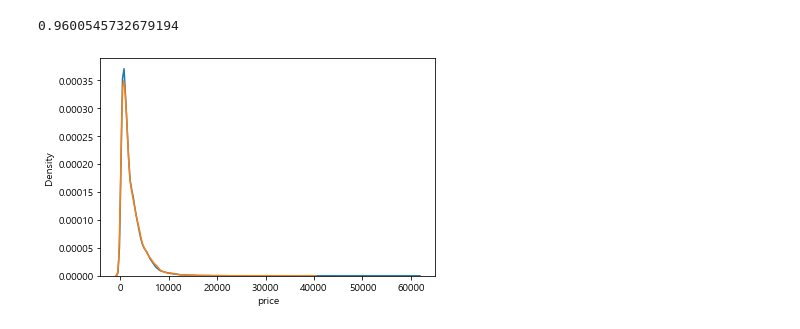
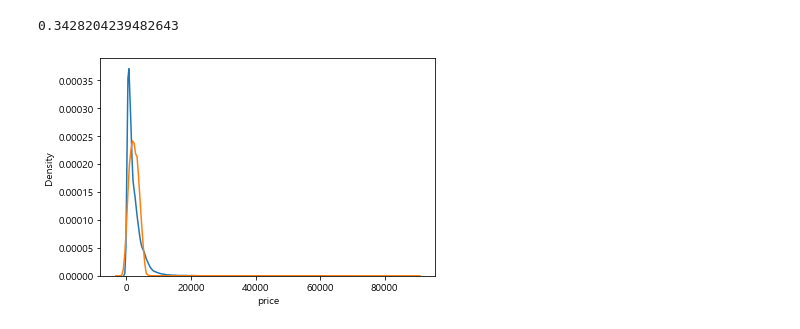
Before and after one commit to ethan528/Python, a Jupyter notebook: 중고차 시세 예측/중고차 가격예측.ipynb, the cells around one changed output. Cells and saved outputs as stored; diff of their text form; code cells hidden in the pictures.

```diff
--- a/중고차 시세 예측/중고차 가격예측.ipynb
+++ b/중고차 시세 예측/중고차 가격예측.ipynb
@@ -2,6 +2,6 @@
 import pandas as pd
 
 df = pd.read_csv('./preprocessed_kb_0518.csv', encoding='ansi')
-df = df.drop(['car_url'], axis=1)
+df = df[['price','year','use','depreciation','mileage', 'car_cc']]
 df.head()
 # %% [output]
@@ -40,7 +60,7 @@ df.corr().round(2)
 # %%
 from sklearn.model_selection import train_test_split
 
-x = df[['new_price', 'year', 'forecast_min', 'forecast_max']]
+x = df[['year', 'use', 'depreciation', 'mileage', 'car_cc']]
 
 y = df.price
 
@@ -78,12 +90,12 @@ plt.show()
 # %%
 import seaborn as sns
 
-relation_square = mlr.score(X_train, y_train)
-print(relation_square)
+coef = mlr.score(X_train, y_train)
+print(coef)
 
 ax1 = sns.distplot(y, hist = False, label = 'y실제')
 ax2 = sns.distplot(mlr_pred, hist = False, label = 'y예측')
 plt.show()
 # %% [output]
-0.9600545732679194
+0.3428204239482643
-[figure, old version]
+[figure, new version]
```
Also changed, not shown: parts of 17 cells of this notebook.
